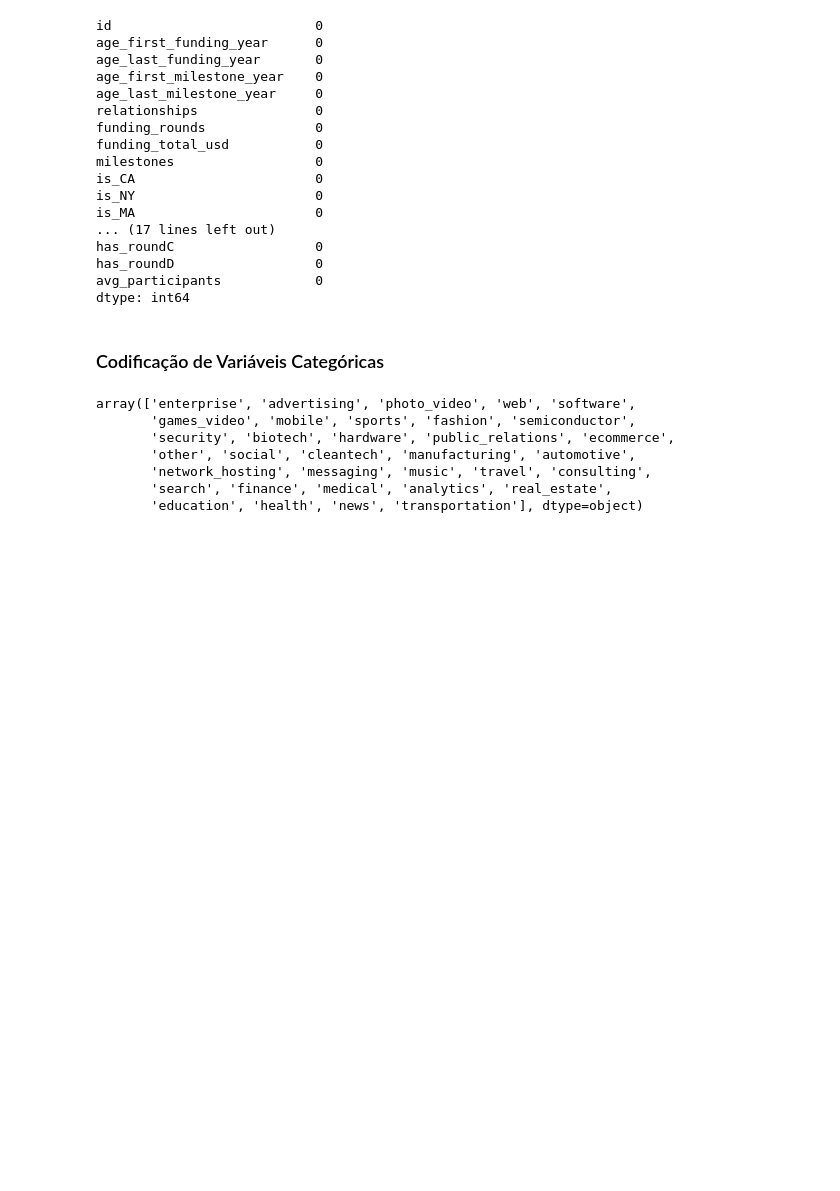
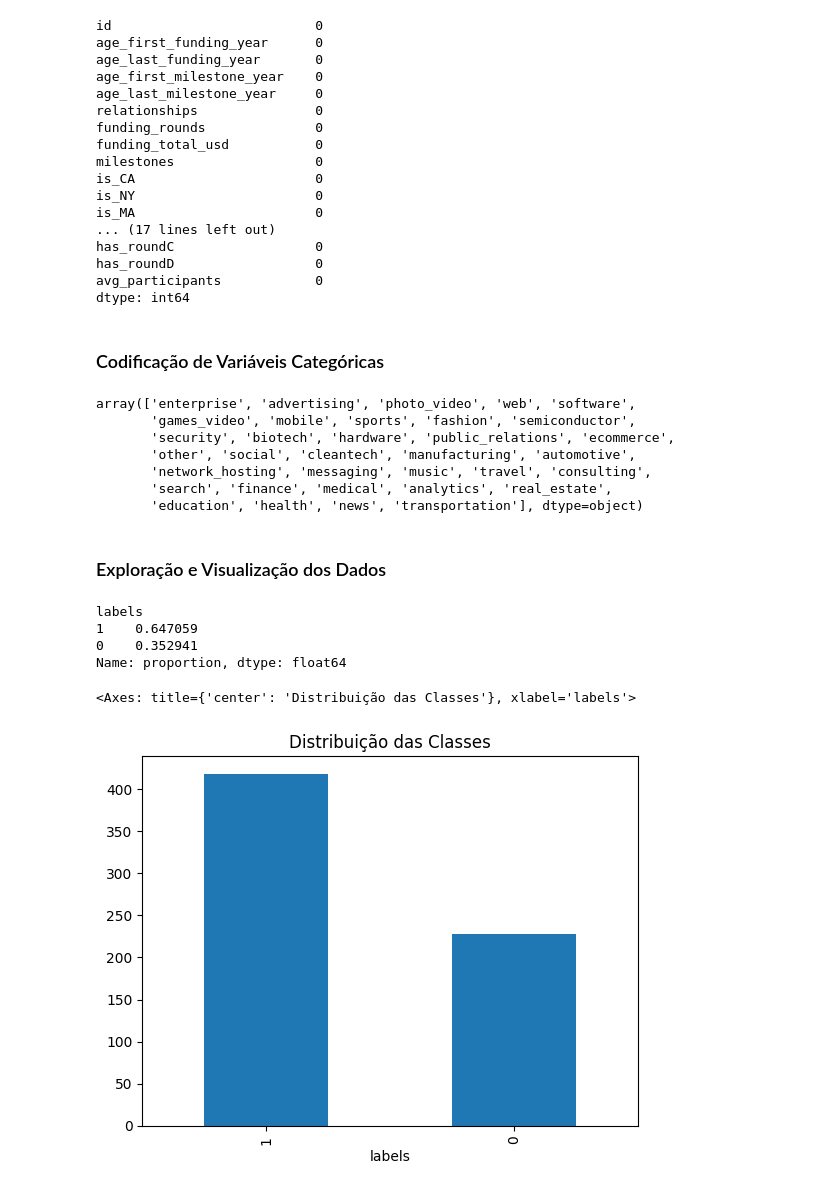
Before and after one commit to macosta7/campeonato_modelo_preditivo, a Jupyter notebook: campeonato.ipynb, the cells around one changed output. Drawn from its saved outputs; the diff is of its cells as text; code cells hidden in the pictures; blank space fills up the shorter version.

```diff
--- a/campeonato.ipynb
+++ b/campeonato.ipynb
@@ -101,3 +103,15 @@ test_cat_df = pd.DataFrame(test_cat_encoded, columns=cols_encoded, index=test.in
 
 train = pd.concat([train.drop(columns=['category_code']), train_cat_df], axis=1)
 test = pd.concat([test.drop(columns=['category_code']), test_cat_df], axis=1)
+# %% [markdown]
+### Exploração e Visualização dos Dados
+# %%
+print(train['labels'].value_counts(normalize=True))
+train['labels'].value_counts().plot(kind='bar', title='Distribuição das Classes')
+# %% [output]
+labels
+1    0.647059
+0    0.352941
+Name: proportion, dtype: float64
+<Axes: title={'center': 'Distribuição das Classes'}, xlabel='labels'>
+[figure, added]
```
Also changed, not shown: parts of 14 cells of this notebook.
